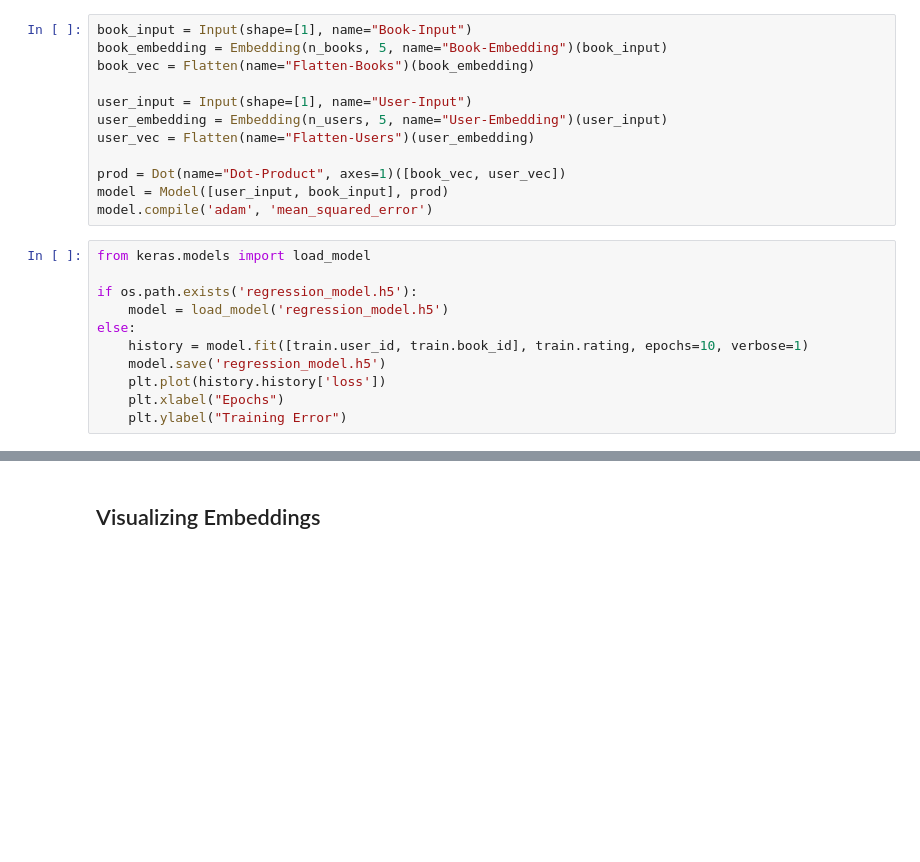
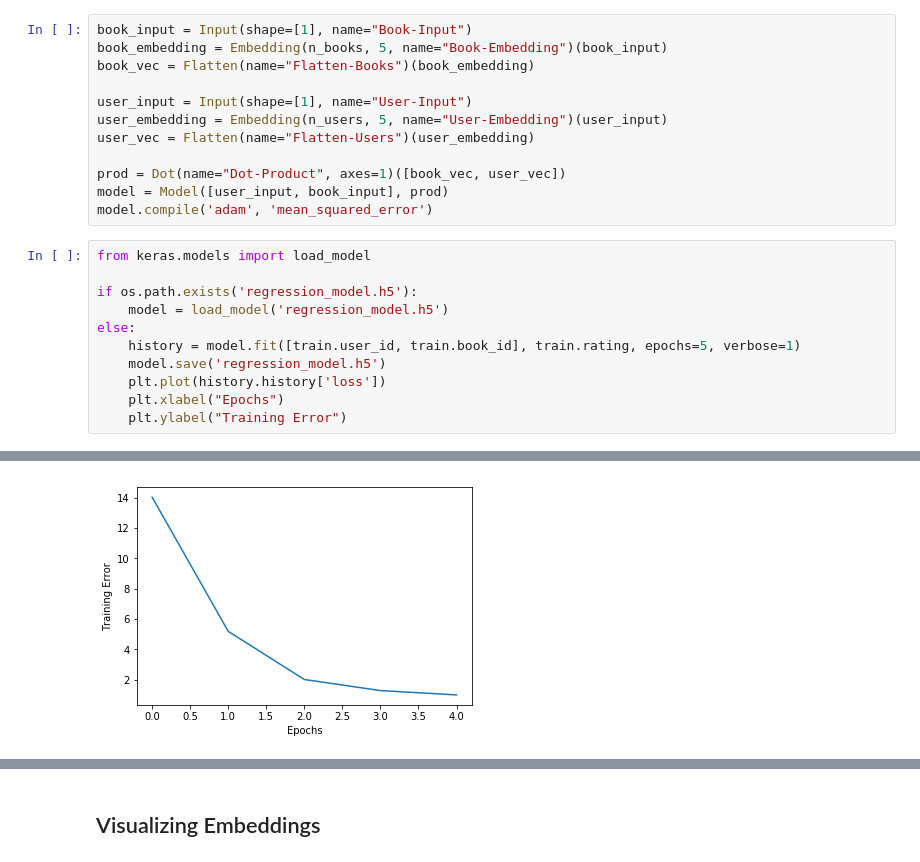
Before and after one commit to TannerGilbert/Tutorials, a Jupyter notebook: Recommendation System/Recommendation System.ipynb, the cells around one changed output, grey strips where cells are left out. Cells and saved outputs as stored; diff of their text form; blank space fills up the shorter version.

```diff
--- a/Recommendation System/Recommendation System.ipynb
+++ b/Recommendation System/Recommendation System.ipynb
@@ -80,8 +78,9 @@ from keras.models import load_model
 if os.path.exists('regression_model.h5'):
     model = load_model('regression_model.h5')
 else:
-    history = model.fit([train.user_id, train.book_id], train.rating, epochs=10, verbose=1)
+    history = model.fit([train.user_id, train.book_id], train.rating, epochs=5, verbose=1)
     model.save('regression_model.h5')
     plt.plot(history.history['loss'])
     plt.xlabel("Epochs")
     plt.ylabel("Training Error")
+# %% [output]
@@ -88,3 +97,4 @@ else:
+[figure, added]
 # %%
 model.evaluate([test.user_id, test.book_id], test.rating)
 # %% [output]
```
Also changed, not shown: parts of 15 cells of this notebook, 1 other file.
